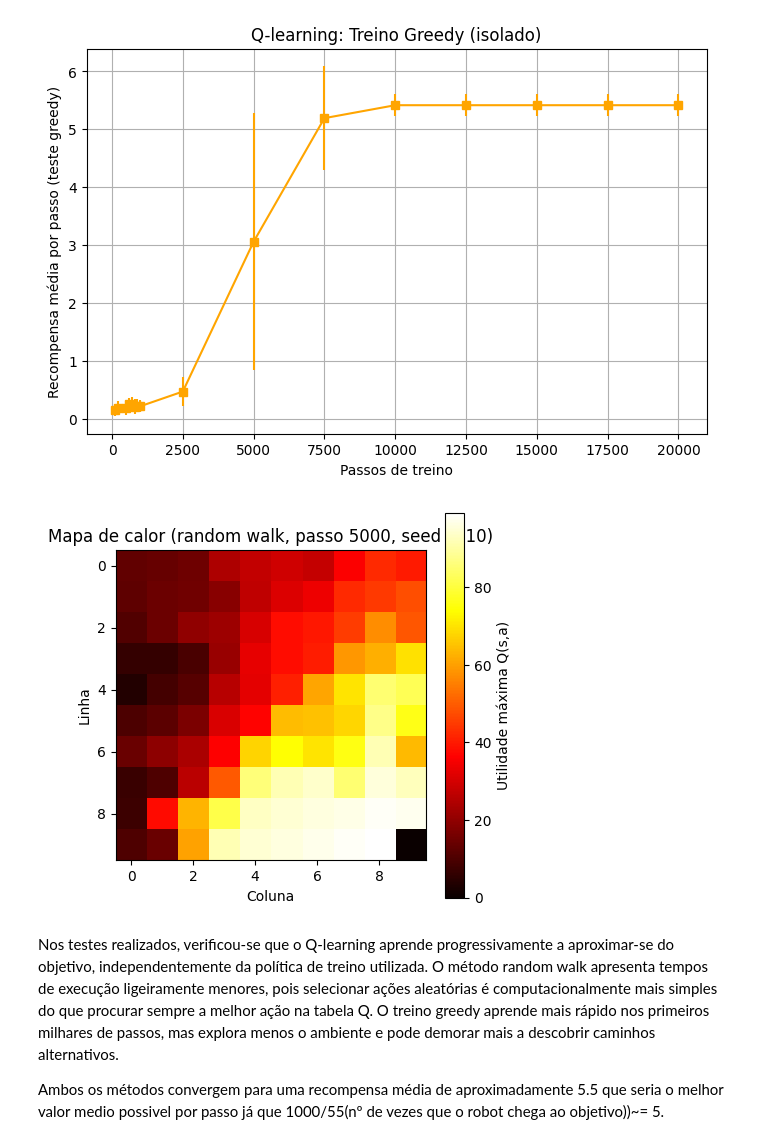
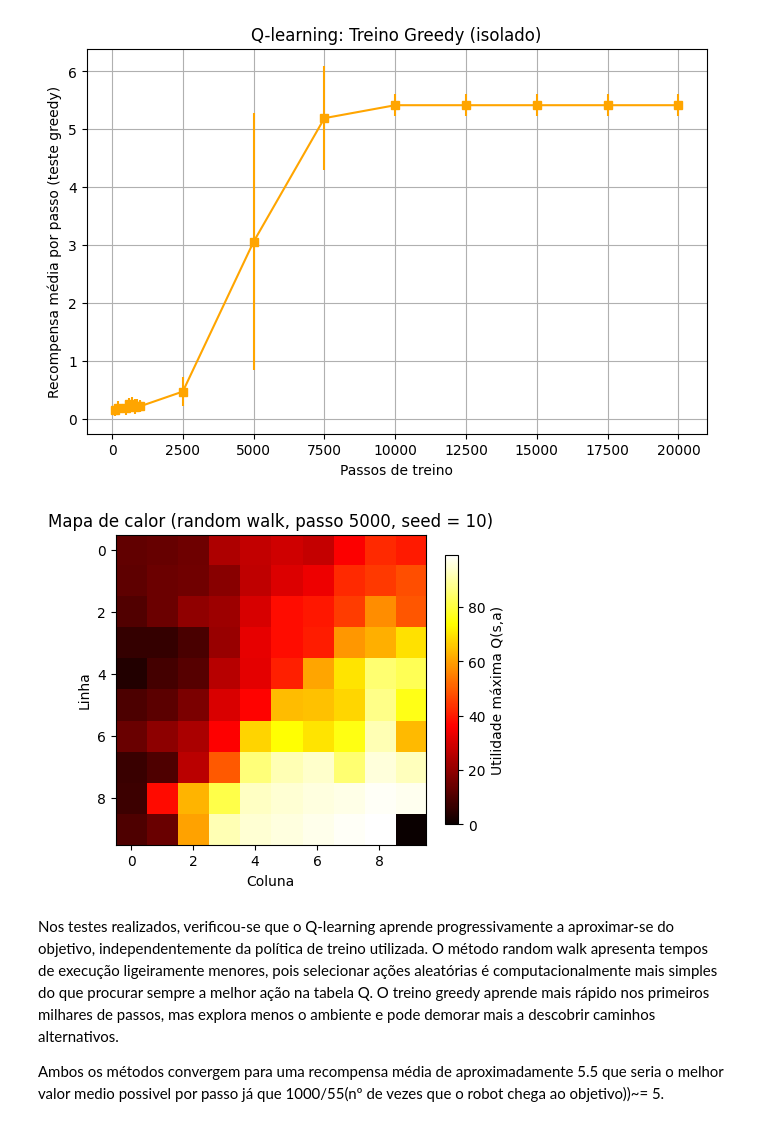
Before and after one commit to jpnoa1/IAA, a Jupyter notebook: lab4/ex2_1.ipynb, the cells around one changed output. Cells and saved outputs as stored; diff of their text form; code cells hidden in the pictures.

```diff
--- a/lab4/ex2_1.ipynb
+++ b/lab4/ex2_1.ipynb
@@ -1,13 +8,6 @@
 # %%
-import random
-import time
-import numpy as np
-import matplotlib.pyplot as plt
 
-# =========================
-#  Definição do ambiente
-# =========================
-
+#  Definição do ambiente com base no ex1
 GRID_ROWS = 10
 GRID_COLS = 10
 START_STATE = 1
@@ -71,7 +71,7 @@ def random_action():
     return random.choice(ACTIONS)
 
 def greedy_action(Q, state):
-    """Escolhe a melhor ação para o estado dado (desempate aleatório)."""
+    # Escolhe a melhor ação para o estado dado (desempate aleatório)
     s_idx = state - 1
     q_vals = Q[s_idx, :]
     max_q = np.max(q_vals)
@@ -80,11 +80,9 @@ def greedy_action(Q, state):
     return ACTIONS[a_idx]
 
 def q_learning_update(Q, state, action, next_state, r, done):
-    """
-    Atualiza Q(s,a).
-    Se o próximo estado for terminal, não usa valor futuro.
-    evitando que o reset dê valor ao estado 1.
-    """
+
+    # Atualiza Q(s,a). Se o próximo estado for terminal, não usa valor futuro, evitando que o reset dê valor ao estado 1.
+
     s_idx = state - 1
     a_idx = ACTION_INDEX[action]
 
@@ -284,7 +282,7 @@ heatmap_5000 = max_q_5000.reshape((GRID_ROWS, GRID_COLS))
 
 plt.figure(figsize=(5, 5))
 plt.imshow(heatmap_5000, origin="upper", cmap="hot", vmin=0, vmax=heatmap_5000.max())
-plt.colorbar(label="Utilidade máxima Q(s,a)")
+plt.colorbar(label="Utilidade máxima Q(s,a)", shrink=0.7)
 plt.title("Mapa de calor (random walk, passo 5000, seed = 10)")
 plt.xlabel("Coluna")
 plt.ylabel("Linha")
@@ -295,7 +293,7 @@ plt.show()
 [figure]
 [figure]
 [figure]
-[figure, old version]
+[figure, new version]
 # %% [markdown]
 Nos testes realizados, verificou-se que o Q-learning aprende progressivamente a aproximar-se do objetivo, independentemente da política de treino utilizada. O método random walk apresenta tempos de execução ligeiramente menores, pois selecionar ações aleatórias é computacionalmente mais simples do que procurar sempre a melhor ação na tabela Q.
 O treino greedy aprende mais rápido nos primeiros milhares de passos, mas explora menos o ambiente e pode demorar mais a descobrir caminhos alternativos.
```
Also changed, not shown: parts of 11 cells of this notebook, 1 other file.
